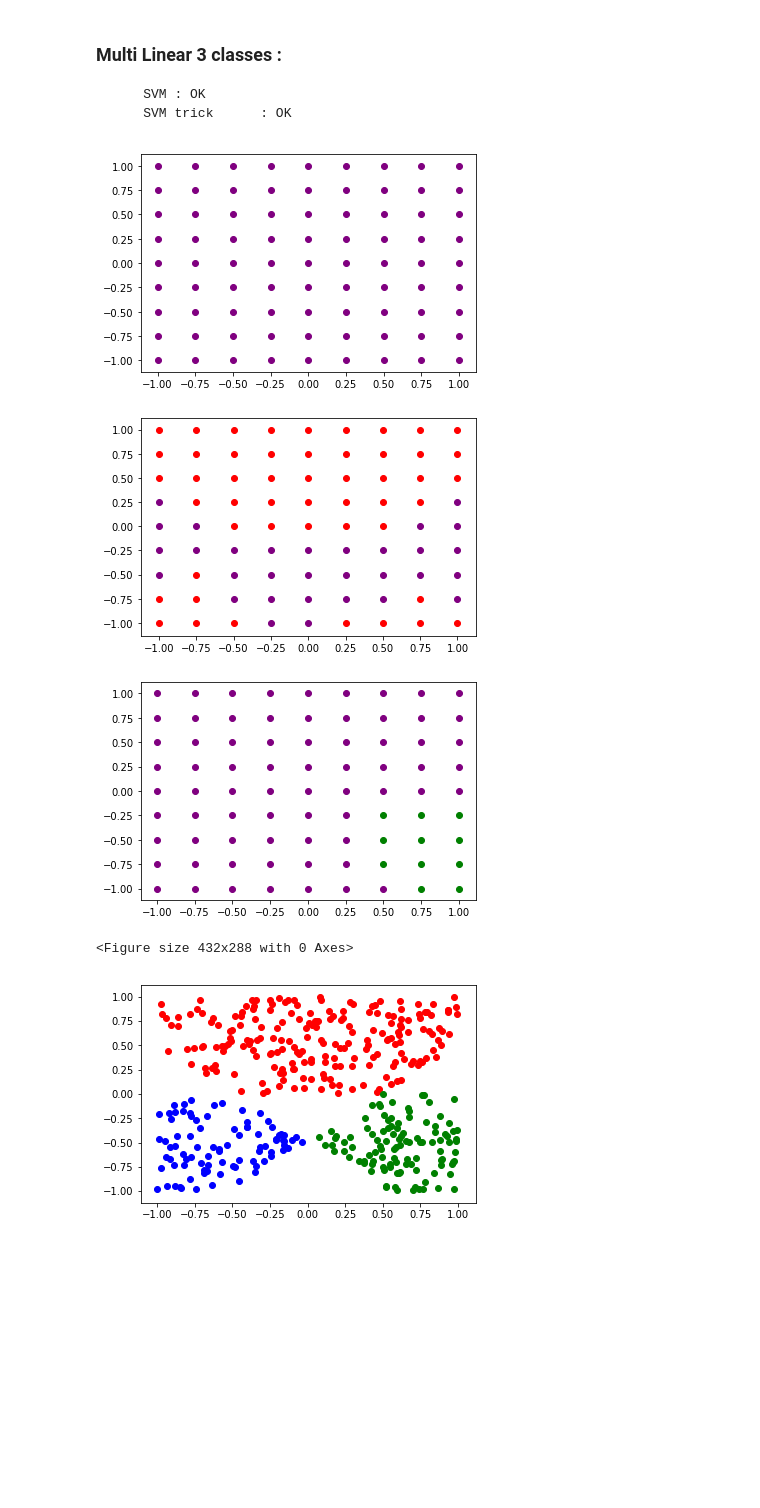
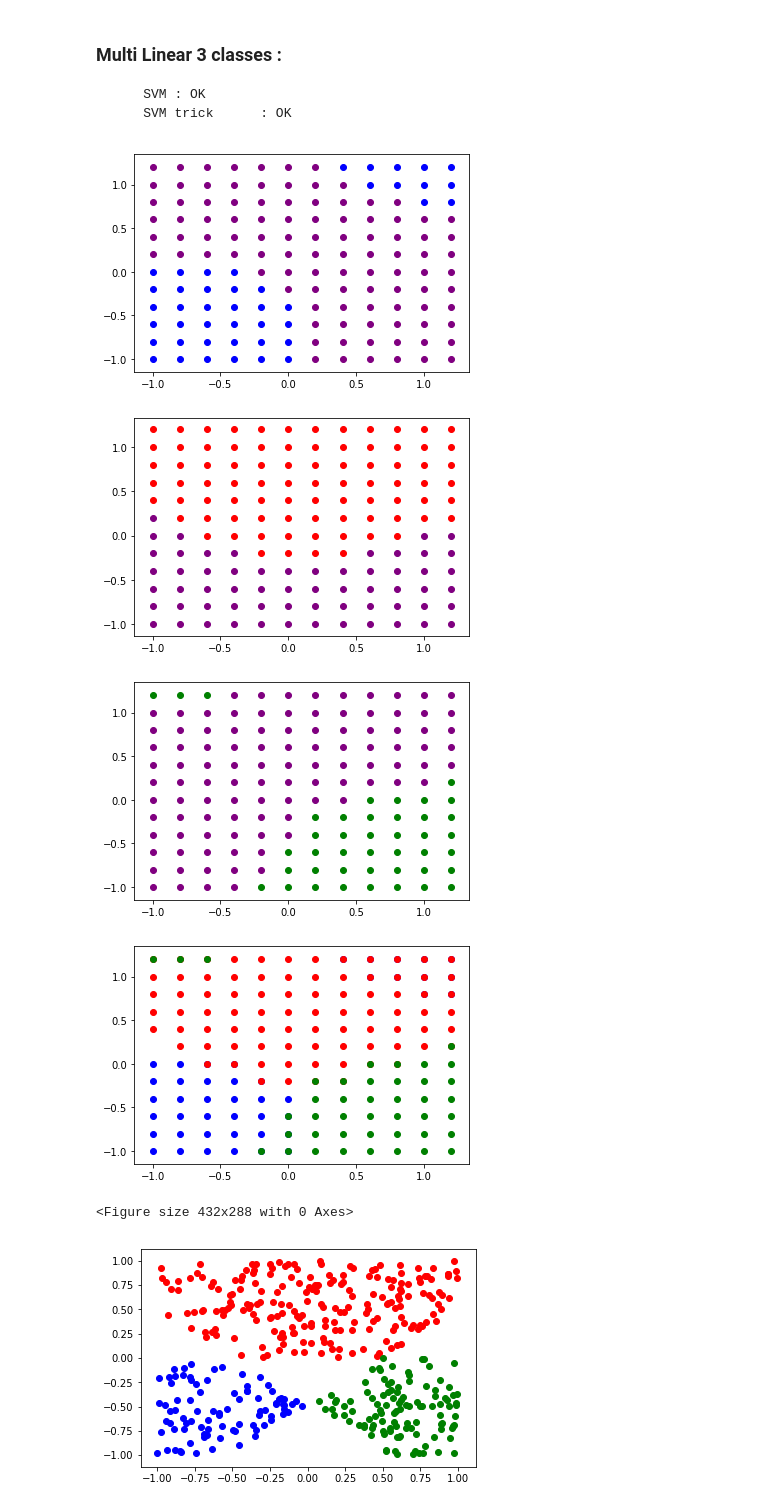
Before and after one commit to NamizataS/PA-groupe-15-3IABD1, a Jupyter notebook: Notebook_CAS_DE_TESTS_GROUPE_15_SVM.ipynb, the cells around one changed output. Cells and saved outputs as stored; diff of their text form; code cells hidden in the pictures; blank space fills up the shorter version.

```diff
--- a/Notebook_CAS_DE_TESTS_GROUPE_15_SVM.ipynb
+++ b/Notebook_CAS_DE_TESTS_GROUPE_15_SVM.ipynb
@@ -638,14 +638,22 @@ Y = np.array([[1, 0, 0] if -p[0] - p[1] - 0.5 > 0 and p[1] < 0 and p[0] - p[1] -
               [0, 0, 1] if -p[0] - p[1] - 0.5 < 0 and p[1] < 0 and p[0] - p[1] - 0.5 > 0 else
               [0, 0, 0] for p in X])
 
+
+Xc =[]
+Yc = [list(i) for i in Y if sum(i)!=0]
+for i in range(len(Y)):
+    if sum(Y[i]) != 0:
+        Xc.append(X[i])
+
 # Convert array to list
-dataset_inputs = toList(X)
-dataset_expected_outputs = [1 if i == 1 else -1 for i in Y[:, 0]]
-dataset_expected_outputs2 = [1 if i == 1 else -1 for i in Y[:, 1]]
-dataset_expected_outputs3 = [1 if i == 1 else -1 for i in Y[:, 2]]
+dataset_inputs = toList(Xc)
+dataset_expected_outputs = [1 if Yc[i][0] == 1 else -1 for i in range(len(Yc))]
+dataset_expected_outputs2 = [1 if Yc[i][1] == 1 else -1 for i in range(len(Yc))]
+dataset_expected_outputs3 = [1 if Yc[i][2] == 1 else -1 for i in range(len(Yc))]
 inputs_len = len(dataset_inputs)
 expected_len = len(dataset_expected_outputs)
 inputs_dim = inputs_len // expected_len
+
 
 # Declaration of argtypes and restypes for the function create_model_SVM
 inputs_type = c_float * inputs_len
@@ -664,7 +672,7 @@ my_lib.predict_SVM_trick.argtypes = [coordonate_type, native_type, c_int, c_int]
 my_lib.predict_SVM_trick.restype = c_float
 
 # Trainning
-r = np.arange(-1.0, 1.25, 0.25)
+r = np.arange(-1.0, 1.30, 0.20)
 
 points_x1_blue = []
 points_x2_blue = []
@@ -676,8 +684,7 @@ for i in r:
     for j in r:
         coord = coordonate_type(*[i, j])
         res = my_lib.predict_SVM_trick(coord, native_arr, expected_len, inputs_dim)
-
-        if res > 0.0:
+        if res >= 0.0:
             points_x1_blue.append(i)
             points_x2_blue.append(j)
         else:
@@ -702,8 +709,10 @@ my_lib.destroy_model_SVM.restype = None
 my_lib.destroy_model_SVM(native_arr)
 
 
-#####################################################
-#####################################################
+inputs_len = len(dataset_inputs)
+expected_len = len(dataset_expected_outputs2)
+inputs_dim = inputs_len // expected_len
+
 
 # Declaration of argtypes and restypes for the function create_model_SVM
 inputs_type = c_float * inputs_len
@@ -722,7 +731,7 @@ my_lib.predict_SVM_trick.argtypes = [coordonate_type, native_type, c_int, c_int]
 my_lib.predict_SVM_trick.restype = c_float
 
 # Trainning
-r = np.arange(-1.0, 1.25, 0.25)
+r = np.arange(-1.0, 1.30, 0.20)
 
 points_x1_red = []
 points_x2_red = []
@@ -734,8 +743,7 @@ for i in r:
     for j in r:
         coord = coordonate_type(*[i, j])
         res = my_lib.predict_SVM_trick(coord, native_arr, expected_len, inputs_dim)
-
-        if res > 0.0:
+        if res >= 0.0:
             points_x1_red.append(i)
             points_x2_red.append(j)
         else:
@@ -759,8 +767,10 @@ my_lib.destroy_model_SVM.argtypes = [c_void_p]
 my_lib.destroy_model_SVM.restype = None
 my_lib.destroy_model_SVM(native_arr)
 
-#####################################################
-#####################################################
+inputs_len = len(dataset_inputs)
+expected_len = len(dataset_expected_outputs3)
+inputs_dim = inputs_len // expected_len
+
 
 # Declaration of argtypes and restypes for the function create_model_SVM
 inputs_type = c_float * inputs_len
@@ -779,7 +789,7 @@ my_lib.predict_SVM_trick.argtypes = [coordonate_type, native_type, c_int, c_int]
 my_lib.predict_SVM_trick.restype = c_float
 
 # Trainning
-r = np.arange(-1.0, 1.25, 0.25)
+r = np.arange(-1.0, 1.30, 0.20)
 
 points_x1_green = []
 points_x2_green = []
@@ -787,38 +797,48 @@ points_x2_green = []
 points_x1_no_green = []
 points_x2_no_green = []
 
 for i in r:
     for j in r:
         coord = coordonate_type(*[i, j])
         res = my_lib.predict_SVM_trick(coord, native_arr, expected_len, inputs_dim)
-
-        if res > 0.0:
+        if res >= 0.0:
             points_x1_green.append(i)
             points_x2_green.append(j)
         else:
             points_x1_no_green.append(i)
             points_x2_no_green.append(j)
 
 
 plt.scatter(points_x1_green, points_x2_green, c='green')
 plt.scatter(points_x1_no_green, points_x2_no_green, c='purple')
 
 #plt.scatter([X[p][0] for p in range(len(dataset_expected_outputs)) if dataset_expected_outputs[p] > 0], [X[p][1] for p in range(len(dataset_expected_outputs)) if dataset_expected_outputs[p] > 0], c='blue',
 #            s=100)
 #plt.scatter([X[p][0] for p in range(len(dataset_expected_outputs)) if dataset_expected_outputs[p] < 0], [X[p][1] for p in range(len(dataset_expected_outputs)) if dataset_expected_outputs[p] < 0], c='purple',
 #           s=100)
 
 plt.show()
 plt.clf()
 
 # Free memory
 my_lib.destroy_model_SVM.argtypes = [c_void_p]
 my_lib.destroy_model_SVM.restype = None
 my_lib.destroy_model_SVM(native_arr)
+
+#plt.scatter(np.array(list(map(lambda elt : elt[1], filter(lambda c: Y[c[0]][0] == 1, enumerate(X)))))[:,0], np.array(list(map(lambda elt : elt[1], filter(lambda c: Y[c[0]][0] == 1, enumerate(X)))))[:,1], color='blue',s=100)
+#plt.scatter(np.array(list(map(lambda elt : elt[1], filter(lambda c: Y[c[0]][1] == 1, enumerate(X)))))[:,0], np.array(list(map(lambda elt : elt[1], filter(lambda c: Y[c[0]][1] == 1, enumerate(X)))))[:,1], color='red',s=100)
+#plt.scatter(np.array(list(map(lambda elt : elt[1], filter(lambda c: Y[c[0]][2] == 1, enumerate(X)))))[:,0], np.array(list(map(lambda elt : elt[1], filter(lambda c: Y[c[0]][2] == 1, enumerate(X)))))[:,1], color='green',s=100)
+
+plt.scatter(points_x1_blue, points_x2_blue, c='blue')
+plt.scatter(points_x1_red, points_x2_red, c='red')
+plt.scatter(points_x1_green, points_x2_green, c='green')
+plt.show()
+plt.clf()
 # %% [output]
-[figure, old version]
+[figure, new version]
-[figure, old version]
+[figure, new version]
-[figure, old version]
+[figure, new version]
+[figure, added]
 <Figure size 432x288 with 0 Axes>
 # %%
 plt.scatter(np.array(list(map(lambda elt : elt[1], filter(lambda c: Y[c[0]][0] == 1, enumerate(X)))))[:,0], np.array(list(map(lambda elt : elt[1], filter(lambda c: Y[c[0]][0] == 1, enumerate(X)))))[:,1], color='blue')
```
Also changed, not shown: parts of 1 cell of this notebook.
